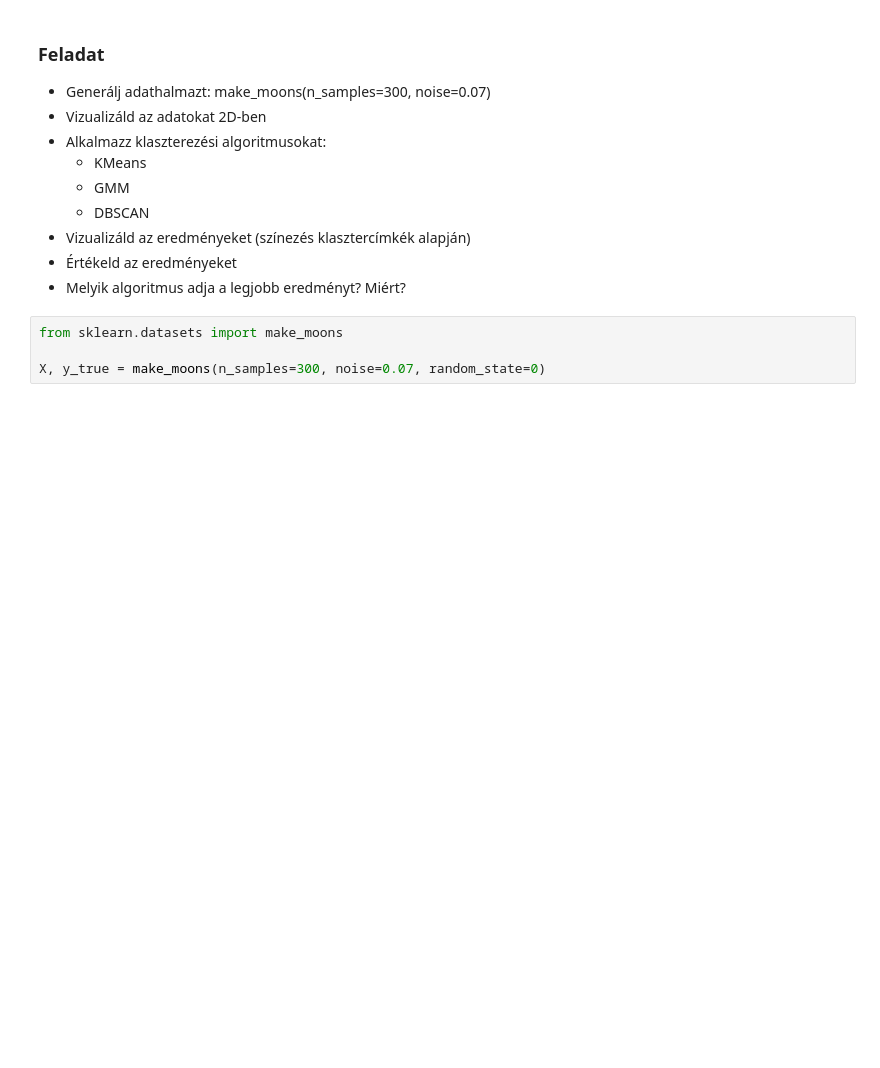
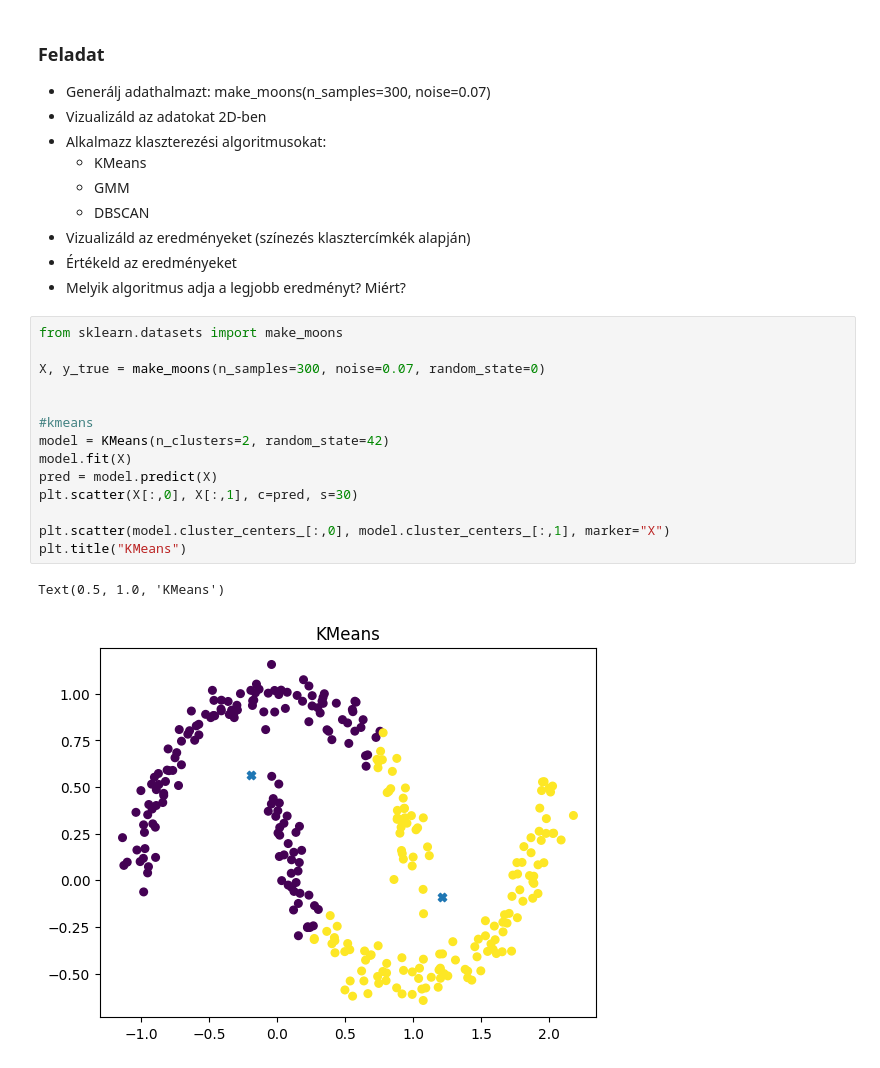
Before and after one commit to plevf/mi, a Jupyter notebook: Lesson8/Lesson8_Clustering.ipynb, the cells around one changed output. Saved outputs shown, nothing was run; the diff lists cells and outputs as text; blank space fills up the shorter version.

```diff
--- a/Lesson8/Lesson8_Clustering.ipynb
+++ b/Lesson8/Lesson8_Clustering.ipynb
@@ -258,4 +263,17 @@ ARI score: 0.4214821373010873
 # %%
 from sklearn.datasets import make_moons
 
 X, y_true = make_moons(n_samples=300, noise=0.07, random_state=0)
+
+
+#kmeans
+model = KMeans(n_clusters=2, random_state=42)
+model.fit(X)
+pred = model.predict(X)
+plt.scatter(X[:,0], X[:,1], c=pred, s=30)
+
+plt.scatter(model.cluster_centers_[:,0], model.cluster_centers_[:,1], marker="X")
+plt.title("KMeans")
+# %% [output]
+Text(0.5, 1.0, 'KMeans')
+[figure, added]
```
Also changed, not shown: parts of 8 cells of this notebook.
